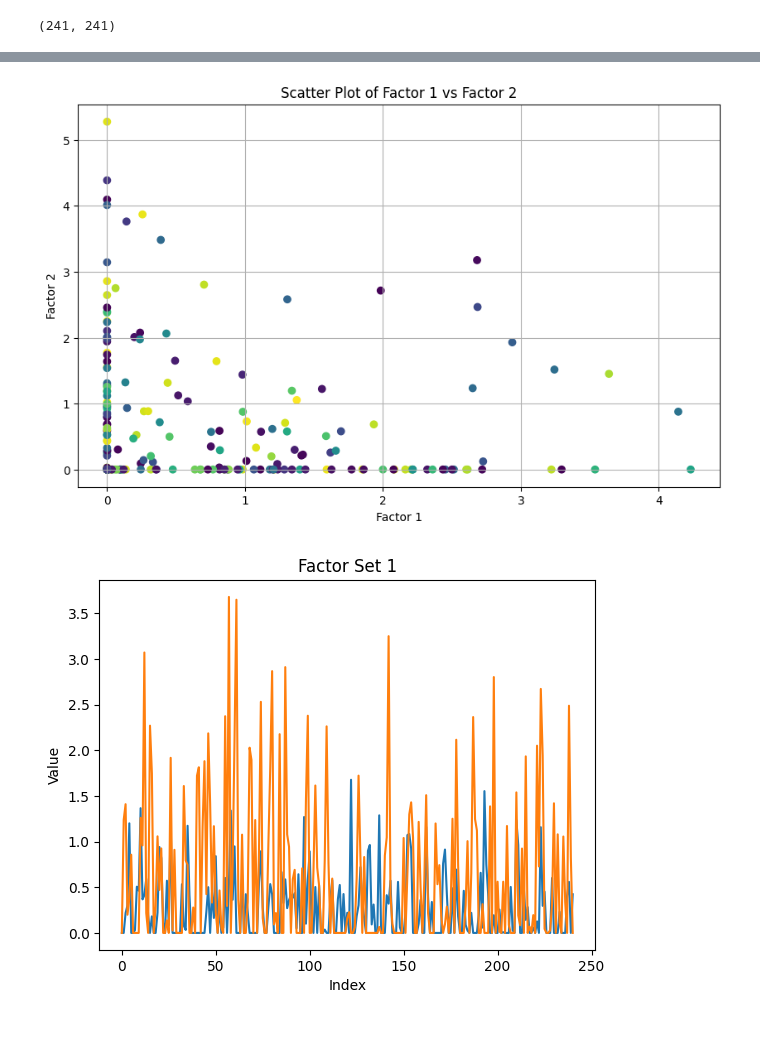
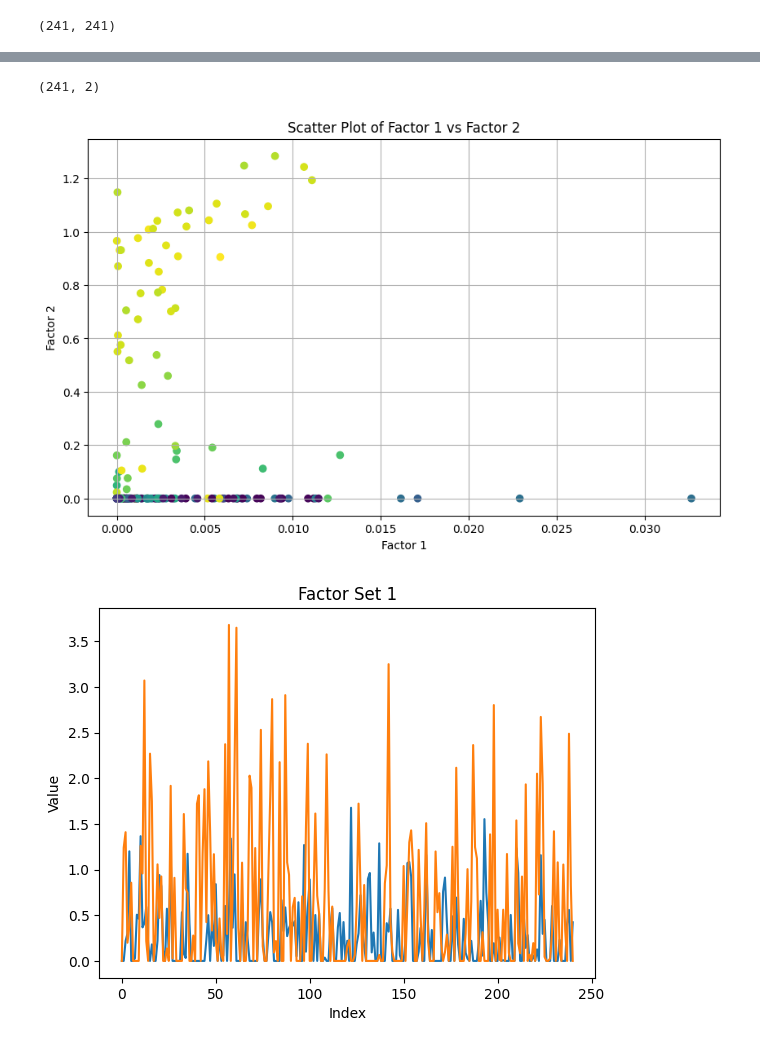
Before and after one commit to DavidWarrenKatz/Hypermatrix, a Jupyter notebook: utilities/check_cumulants.ipynb, the cells around one changed output, grey strips where cells are left out. Cells and saved outputs as stored; diff of their text form; code cells hidden in the pictures.

```diff
--- a/utilities/check_cumulants.ipynb
+++ b/utilities/check_cumulants.ipynb
@@ -175,33 +175,37 @@ output_file = f"{path}Workspaces/individual/ch{chromosome}_res{resolution}_struc
 mat_data = scipy.io.loadmat(output_file)
 
 # Extract the factors
-factors = mat_data['sol_factors']
+factors = mat_data['U']
+# %%
+factors[:,0]
+# %% [output]
+(241, 2)
 # %%
-factor1 = factors[0][1][0][1][:,0]
-factor2 = factors[0][1][0][1][:,1]
+factor1 = factors[:,0]
+factor2 = factors[:,1]
 path = "../projects/GSE63525/GM12878/"
 aiden_path = '/projects/b1198/epifluidlab/david/GSE63525/GM12878/'
 file_path = aiden_path + f'eigenvector/res{resolution}_ch{chromosome}_observed_NONE_NONE_eigenvector.txt'
 aiden = np.loadtxt(file_path)
 
 dark_bins_file = f'{path}Workspaces/individual/ch{chromosome}_res{resolution}_darkBins.h5'
 dark_bins = load_dark_bins(dark_bins_file)
 dark_bins.shape
 
 mask = np.ones(aiden.shape[0], dtype=bool)
 mask[dark_bins] = False
 filtered_aiden = aiden[mask]
 
 # Plotting the scatter plot
 plt.figure(figsize=(10, 6))
 plt.scatter(factor1, factor2, c=filtered_aiden)
 plt.xlabel('Factor 1')
 plt.ylabel('Factor 2')
 plt.title('Scatter Plot of Factor 1 vs Factor 2')
 plt.grid(True)
 plt.show()
 # %% [output]
-[figure, old version]
+[figure, new version]
 # %%
 # Function to plot factors
 def plot_factors(factors):
```
Also changed, not shown: parts of 4 cells of this notebook, 2 other files.
